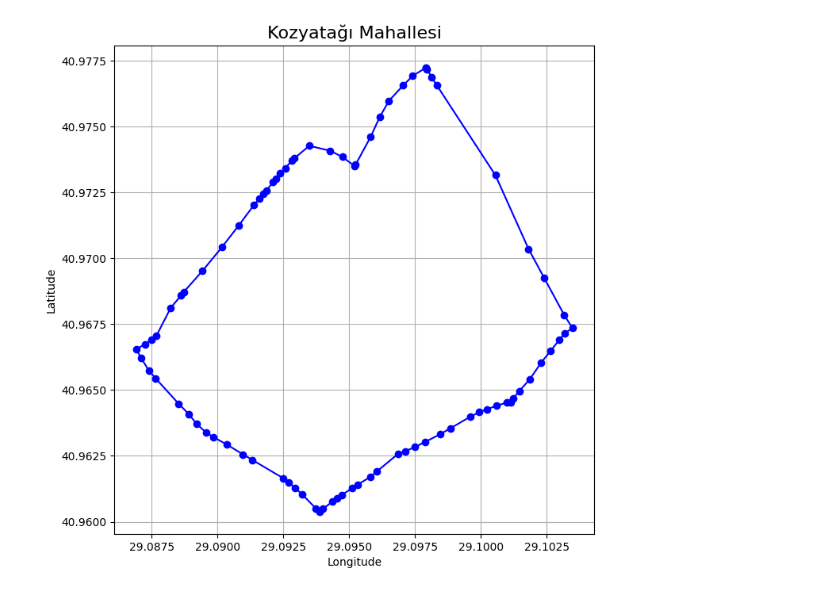
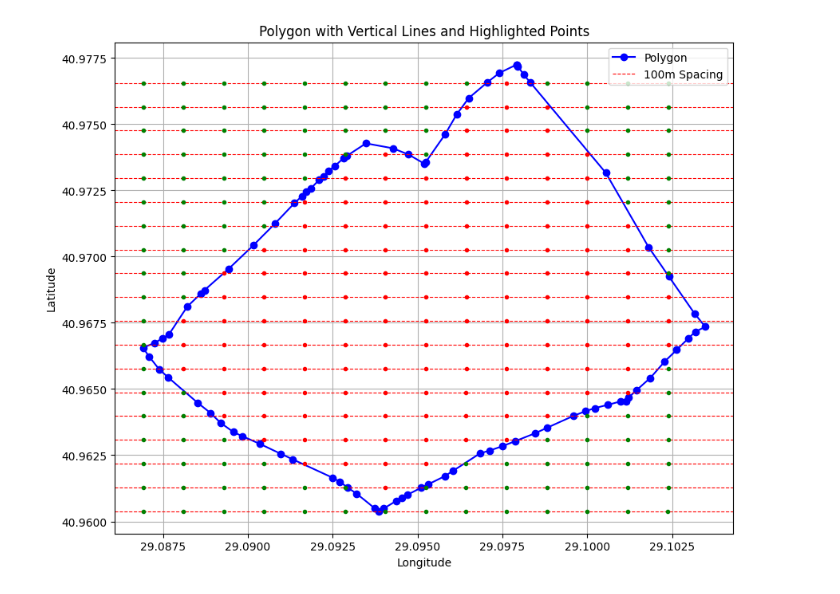
Before and after one commit to devoidoflight/assembly-zone-scraping, a Jupyter notebook: draw_polygon.ipynb, the cells around one changed output. Saved outputs shown, nothing was run; the diff lists cells and outputs as text; code cells hidden in the pictures.

```diff
--- a/draw_polygon.ipynb
+++ b/draw_polygon.ipynb
@@ -106,22 +109,45 @@ district_data = {
     },
     "id": "relation/8852697"
 }
-# %%
-
-# Extract coordinates
-coordinates = district_data["geometry"]["coordinates"][0]
-
-# Separate the longitude and latitude
-longitudes, latitudes = zip(*coordinates)
-
-# Plot the polygon
-plt.figure(figsize=(10, 8))
-plt.plot(longitudes, latitudes, marker="o", linestyle="-", color="blue")
-plt.title(district_data["properties"]["name"], fontsize=16)
-plt.xlabel("Longitude")
-plt.ylabel("Latitude")
-plt.grid(True)
-plt.gca().set_aspect("equal", adjustable="box")
-plt.show()
-# %% [output]
-[figure, removed]
+# %%
+
+# Extract coordinates
+coordinates = district_data["geometry"]["coordinates"][0]
+polygon = Polygon(coordinates)
+
+# Separate the longitude and latitude
+longitudes, latitudes = zip(*coordinates)
+
+# Plot the polygon
+plt.figure(figsize=(10, 8))
+plt.plot(longitudes, latitudes, marker="o", linestyle="-", color="blue", label="Polygon")
+
+# Calculate vertical lines spaced 100 meters apart
+lat_spacing = 100 / 111320
+min_lat = min(latitudes)
+max_lat = max(latitudes)
+lat_lines = np.arange(min_lat, max_lat, lat_spacing)
+
+# Draw the vertical lines and add dots
+for lat in lat_lines:
+    plt.axhline(y=lat, color='red', linestyle='--', linewidth=0.8, label='100m Spacing' if lat == lat_lines[0] else "")
+    # Add dots every 100 meters along the line
+    min_lon = min(longitudes)
+    max_lon = max(longitudes)
+    lon_spacing = 100 / (111320 * np.cos(np.radians(lat)))  # Adjust for longitude scaling
+    lon_points = np.arange(min_lon, max_lon, lon_spacing)
+    for lon in lon_points:
+        point = Point(lon, lat)
+        if polygon.contains(point):
+            plt.plot(lon, lat, 'ro', markersize=3)  # Red for points inside the polygon
+        else:
+            plt.plot(lon, lat, 'go', markersize=3)  # Green for points outside the polygon
+
+plt.legend()
+plt.title("Polygon with Vertical Lines and Highlighted Points")
+plt.xlabel("Longitude")
+plt.ylabel("Latitude")
+plt.grid()
+plt.show()
+# %% [output]
+[figure, added]
```
Also changed, not shown: parts of 2 cells of this notebook.
